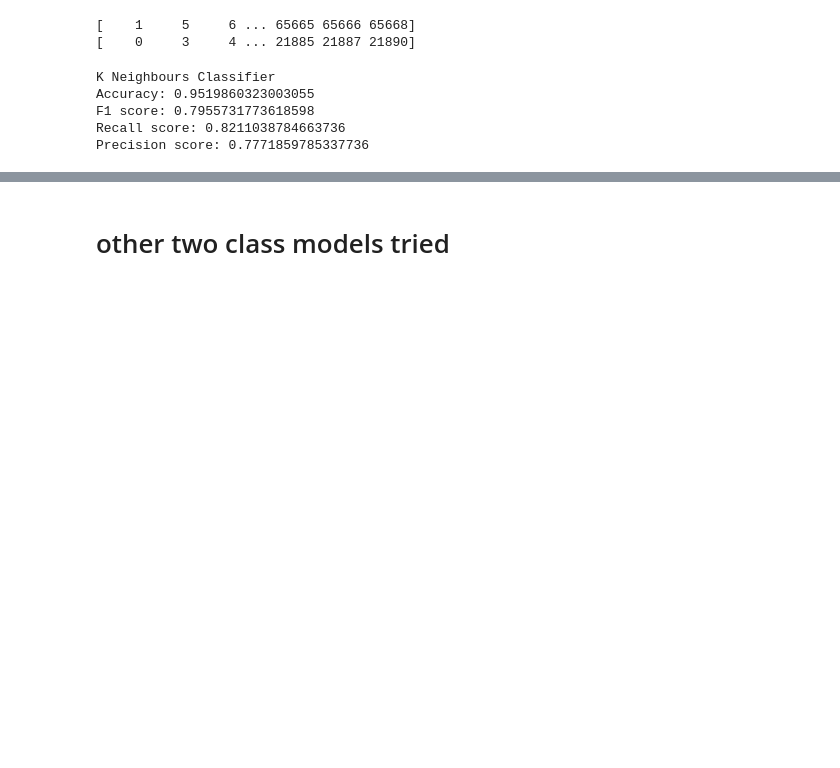
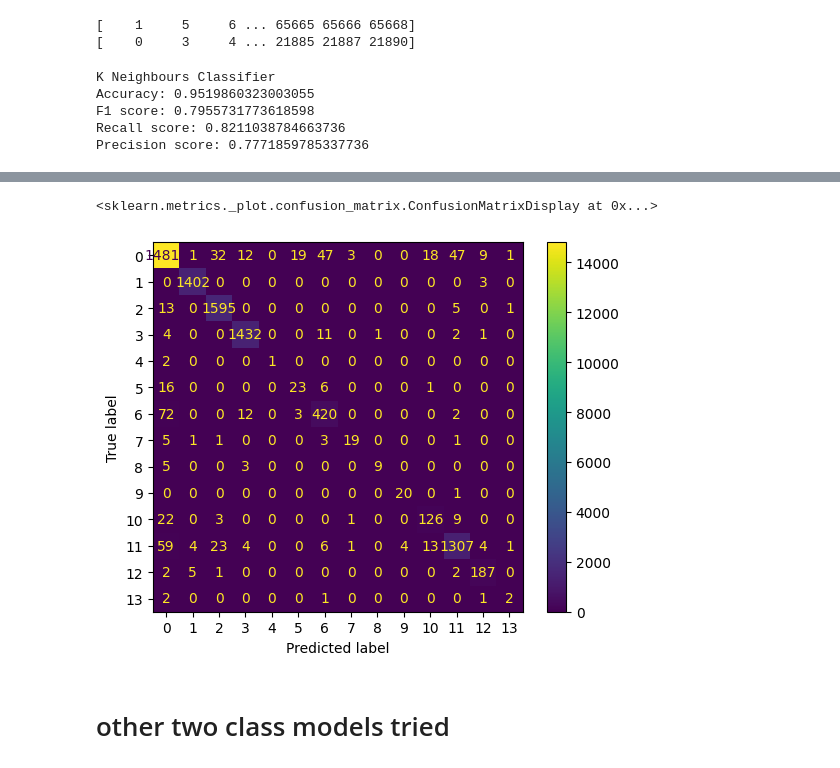
Before and after one commit to zachorrie/ML_ASS, a Jupyter notebook: CS_ARR.ipynb, the cells around one changed output, grey strips where cells are left out. Drawn from its saved outputs; the diff is of its cells as text; code cells hidden in the pictures; blank space fills up the shorter version.

```diff
--- a/CS_ARR.ipynb
+++ b/CS_ARR.ipynb
@@ -456,0 +457,5 @@ ConfusionMatrixDisplay(c_matrix).plot()
+# %%
+y_pred_kn = clf_kn.predict(fx_val_mags)
+y_pred_kn2 = clf_kn2.predict(fx_val_mags)
+# %%
+y_pred_kn_f = np.array([y_pred_kn[i] if y_pred_kn[i] == 0 else y_pred_kn2[i] for i in range(len(y_pred_kn))])
@@ -457,3 +474,10 @@ ConfusionMatrixDisplay(c_matrix).plot()
+# %%
+#Confusion matrix
+c_matrix = confusion_matrix(y_val, y_pred_kn_f)
+ConfusionMatrixDisplay(c_matrix).plot()
+# %% [output]
+<sklearn.metrics._plot.confusion_matrix.ConfusionMatrixDisplay at 0x...>
+[figure, added]
 # %% [markdown]
 # other two class models tried
 # %%
```
Also changed, not shown: parts of 8 cells of this notebook, 2 other files.
